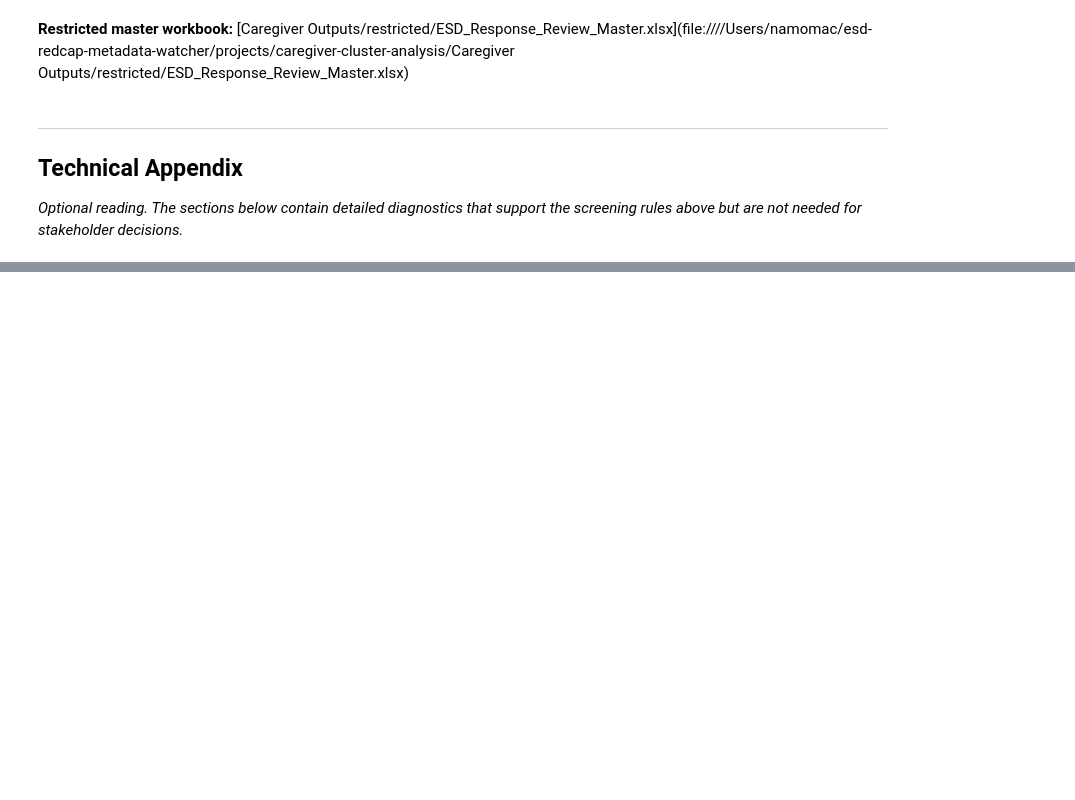
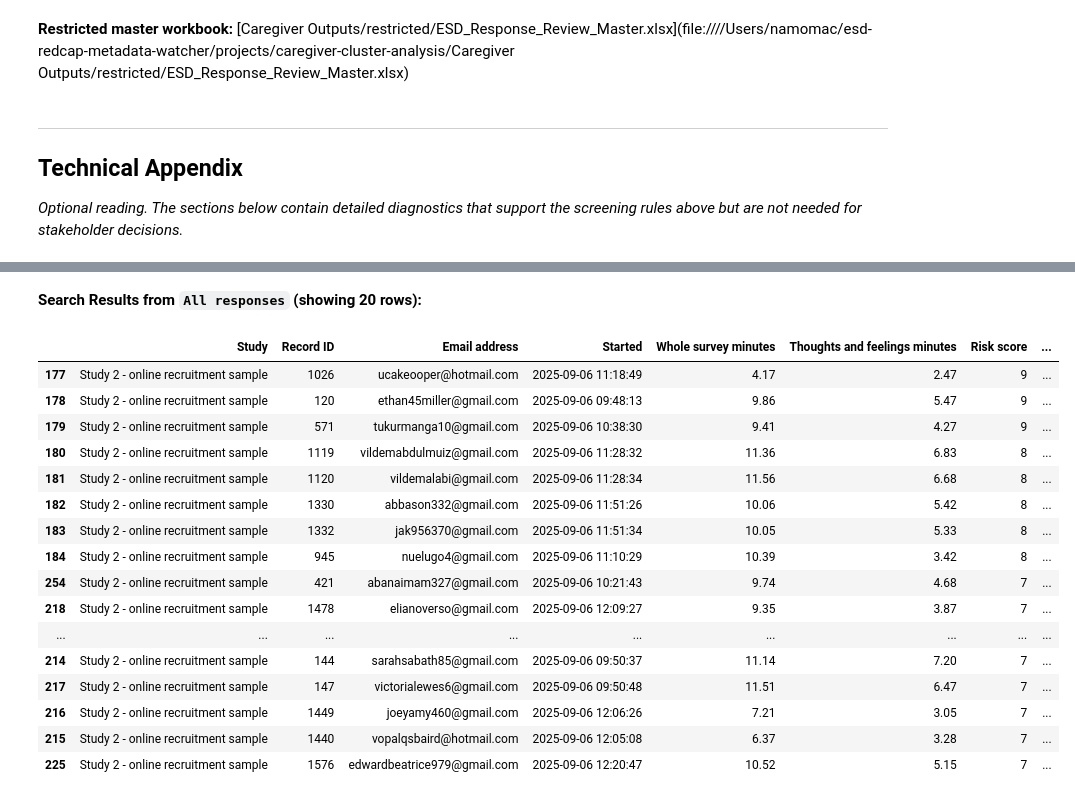
Before and after one commit to namo507/esd-redcap-metadata-watcher, a Jupyter notebook: projects/caregiver-cluster-analysis/bot_analysis.ipynb, the cells around one changed output, grey strips where cells are left out. Saved outputs shown, nothing was run; the diff lists cells and outputs as text; code cells hidden in the pictures; blank space fills up the shorter version.

```diff
--- a/projects/caregiver-cluster-analysis/bot_analysis.ipynb
+++ b/projects/caregiver-cluster-analysis/bot_analysis.ipynb
@@ -927,0 +1537,59 @@ display(audit_table)
+# %%
+# ── Interactive Search Playground ──────────────────────────────────────────
+# Customize any of the parameters below to search and view any sheet and column.
+#
+# Sheet choices: 'All responses', 'Pay now', 'Check by hand', 'Do not pay', 'Rules grid', 'Rules list',
+#               'Summary', 'Checks and points', 'Time limits', 'If the line moves', 'Spot checks',
+#               'Handling the held pile', 'Rule key', 'Read by hand', 'Where the data came from', 'Read me first'
+#
+# Presets available: 'core', 'timing', 'checks', 'decisions', 'rules', 'spot_checks', or None
+#
+sheet_to_search = 'All responses'
+block_index = 0                    # Block index (for multi-table sheets, e.g. 0, 1, 2)
+column_preset = 'core'             # Preset column list, or set to None
+custom_columns = None              # Or list specific columns: e.g. ['Study', 'Record ID', 'Risk score']
+text_query = ''                    # Free text substring search (e.g. 'icloud' or 'contradict')
+filters = {                        # Filters: col=val, col__gte=val, col__lte=val, col__contains=val
+    # 'Recommended action': 'Do not pay',
+    # 'Risk score__gte': 5,
+    # 'Cleared by university email': 'Yes',
+    # 'Study': 'Study 2 - online recruitment sample',
+}
+sort_by_column = 'Risk score'
+ascending = False
+max_rows = 20
+
+# Run query
+results = wb_explorer.search(
+    sheet_name=sheet_to_search,
+    block=block_index,
+    query=text_query or None,
+    columns=custom_columns,
+    preset=column_preset,
+    sort_by=sort_by_column,
+    ascending=ascending,
+    n=max_rows,
+    **filters
+)
+
+display(Markdown(f"**Search Results from `{sheet_to_search}` (showing {len(results)} rows):**"))
+display(results)
+# %% [output]
+**Search Results from `All responses` (showing 20 rows):**
+|  | Study | Record ID | Email address | Started | Whole survey minutes | Thoughts and feelings minutes | Risk score | ... |
+| 177 | Study 2 - online recruitment sample | 1026 | ucakeooper@hotmail.com | 2025-09-06 11:18:49 | 4.17 | 2.47 | 9 | ... |
+| 178 | Study 2 - online recruitment sample | 120 | ethan45miller@gmail.com | 2025-09-06 09:48:13 | 9.86 | 5.47 | 9 | ... |
+| 179 | Study 2 - online recruitment sample | 571 | tukurmanga10@gmail.com | 2025-09-06 10:38:30 | 9.41 | 4.27 | 9 | ... |
+| 180 | Study 2 - online recruitment sample | 1119 | vildemabdulmuiz@gmail.com | 2025-09-06 11:28:32 | 11.36 | 6.83 | 8 | ... |
+| 181 | Study 2 - online recruitment sample | 1120 | vildemalabi@gmail.com | 2025-09-06 11:28:34 | 11.56 | 6.68 | 8 | ... |
+| 182 | Study 2 - online recruitment sample | 1330 | abbason332@gmail.com | 2025-09-06 11:51:26 | 10.06 | 5.42 | 8 | ... |
+| 183 | Study 2 - online recruitment sample | 1332 | jak956370@gmail.com | 2025-09-06 11:51:34 | 10.05 | 5.33 | 8 | ... |
+| 184 | Study 2 - online recruitment sample | 945 | nuelugo4@gmail.com | 2025-09-06 11:10:29 | 10.39 | 3.42 | 8 | ... |
+| 254 | Study 2 - online recruitment sample | 421 | abanaimam327@gmail.com | 2025-09-06 10:21:43 | 9.74 | 4.68 | 7 | ... |
+| 218 | Study 2 - online recruitment sample | 1478 | elianoverso@gmail.com | 2025-09-06 12:09:27 | 9.35 | 3.87 | 7 | ... |
+| ... | ... | ... | ... | ... | ... | ... | ... | ... |
+| 214 | Study 2 - online recruitment sample | 144 | sarahsabath85@gmail.com | 2025-09-06 09:50:37 | 11.14 | 7.20 | 7 | ... |
+| 217 | Study 2 - online recruitment sample | 147 | victorialewes6@gmail.com | 2025-09-06 09:50:48 | 11.51 | 6.47 | 7 | ... |
+| 216 | Study 2 - online recruitment sample | 1449 | joeyamy460@gmail.com | 2025-09-06 12:06:26 | 7.21 | 3.05 | 7 | ... |
+| 215 | Study 2 - online recruitment sample | 1440 | vopalqsbaird@hotmail.com | 2025-09-06 12:05:08 | 6.37 | 3.28 | 7 | ... |
+| 225 | Study 2 - online recruitment sample | 1576 | edwardbeatrice979@gmail.com | 2025-09-06 12:20:47 | 10.52 | 5.15 | 7 | ... |
```
Also changed, not shown: parts of 7 cells of this notebook, 2 other files.
